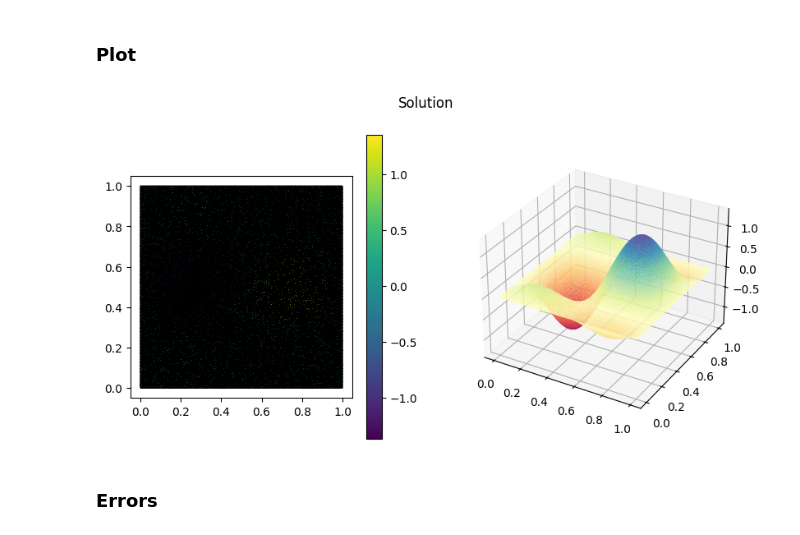
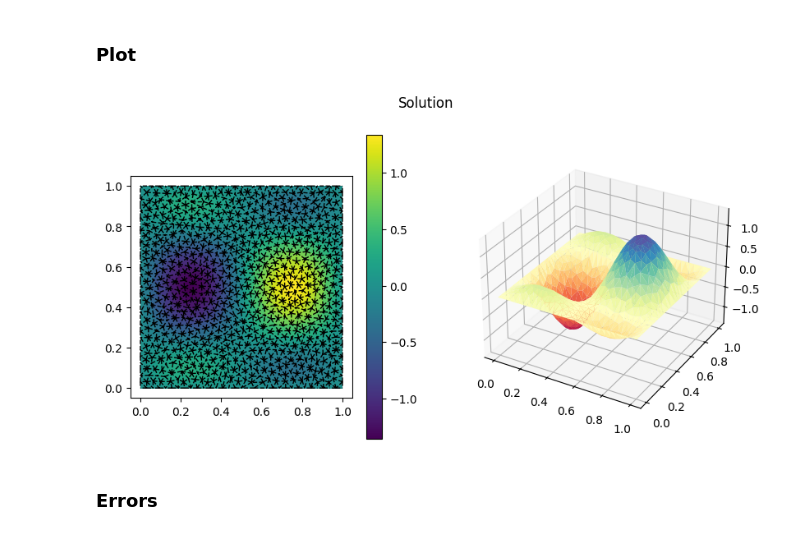
Before and after one commit to martadiridolfi/MOR, a Jupyter notebook: progetto.ipynb, the cells around one changed output. Cells and saved outputs as stored; diff of their text form; code cells hidden in the pictures.

```diff
--- a/progetto.ipynb
+++ b/progetto.ipynb
@@ -1274,7 +1300,7 @@ plt.plot(x, y)
 # %% [markdown]
 # Evaluation
 # %%
-meshSize = 0.0001 #We choose a meshsize = maximum area required in our domain discretization
+meshSize = 0.001 #We choose a meshsize = maximum area required in our domain discretization
 order = 1 #Order of finite element
 
 #all the boundary condition are homogenous dirichlet boundary condition so we use just one marker for the border equal to 1
@@ -1505,7 +1538,7 @@ def compute_error(predPoints, u_strong):
         norm_L2_ex += quadratureWeights[q] * (np.square(sol_ex))
         norm_H1_ex += quadratureWeights[q] * (np.square(sol_ex_d[0]) + np.square(sol_ex_d[1]))
 
-    return error_L2_PINN, error_H1_PINN, norm_L2_ex, norm_H1_ex, sol, numQuadraturePoints, quadraturePoints
+    return np.sqrt(error_L2_PINN), np.sqrt(error_H1_PINN), np.sqrt(norm_L2_ex), np.sqrt(norm_H1_ex), sol, numQuadraturePoints, quadraturePoints
 # %%
 [error_L2_PINN, error_H1_PINN, norm_L2_ex, norm_H1_ex, sol, numQuadraturePoints, quadraturePoints] = compute_error(predPoints, u_strong)
 #If the order of FE is 2 the PlotSoution does not use the info on the middle points of the FE but just that on the vertices
@@ -1881,14 +1926,14 @@ u_strong = np.zeros(problemData['NumberStrongs'], order='F')
 # %%
 #Visualizzazione della soluzione e calcolo dell'errore FONDAMENTALI NEL PROGETTO !!!
 gedim.PlotSolution(mesh, dofs, strongs, predPoints, u_strong)
 
 #PLotSolution implements in Pyton the two plot of 2D and 3D plots of the solution. IT's better to export the solution in order to visulize the solution in other applications, as ParaView
 #ExportSolution give us a file .inp which is the file format of the UCD structur file. It's limitated to specific type of geometrical elemntsù: tringle hexahedron, thetraedron, pyramidon, line, points.
 # Filter "Warp by scalar" in ParaView let choos one of the scalar associated to the solution... to 3D visualization
 
-# gedim.ExportSolution(Test_exactSolution, predPoints, u_strong, lib)
+gedim.ExportSolution(Test_exactSolution, predPoints, u_strong, lib)
 # %% [output]
-[figure, old version]
+[figure, new version]
 # %% [markdown]
 ### Errors
 # %%
```
Also changed, not shown: parts of 39 cells of this notebook, 1 other file.
